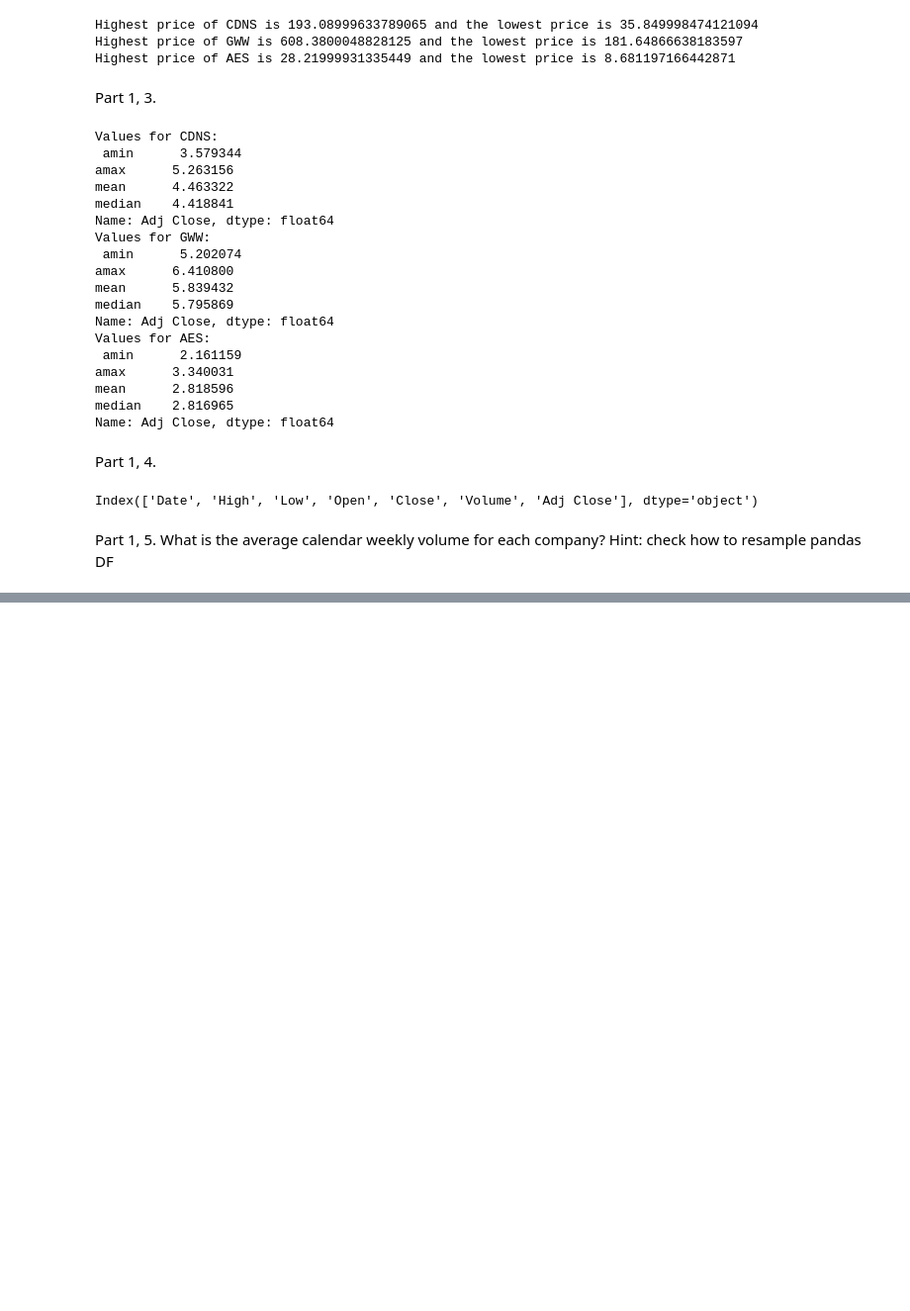
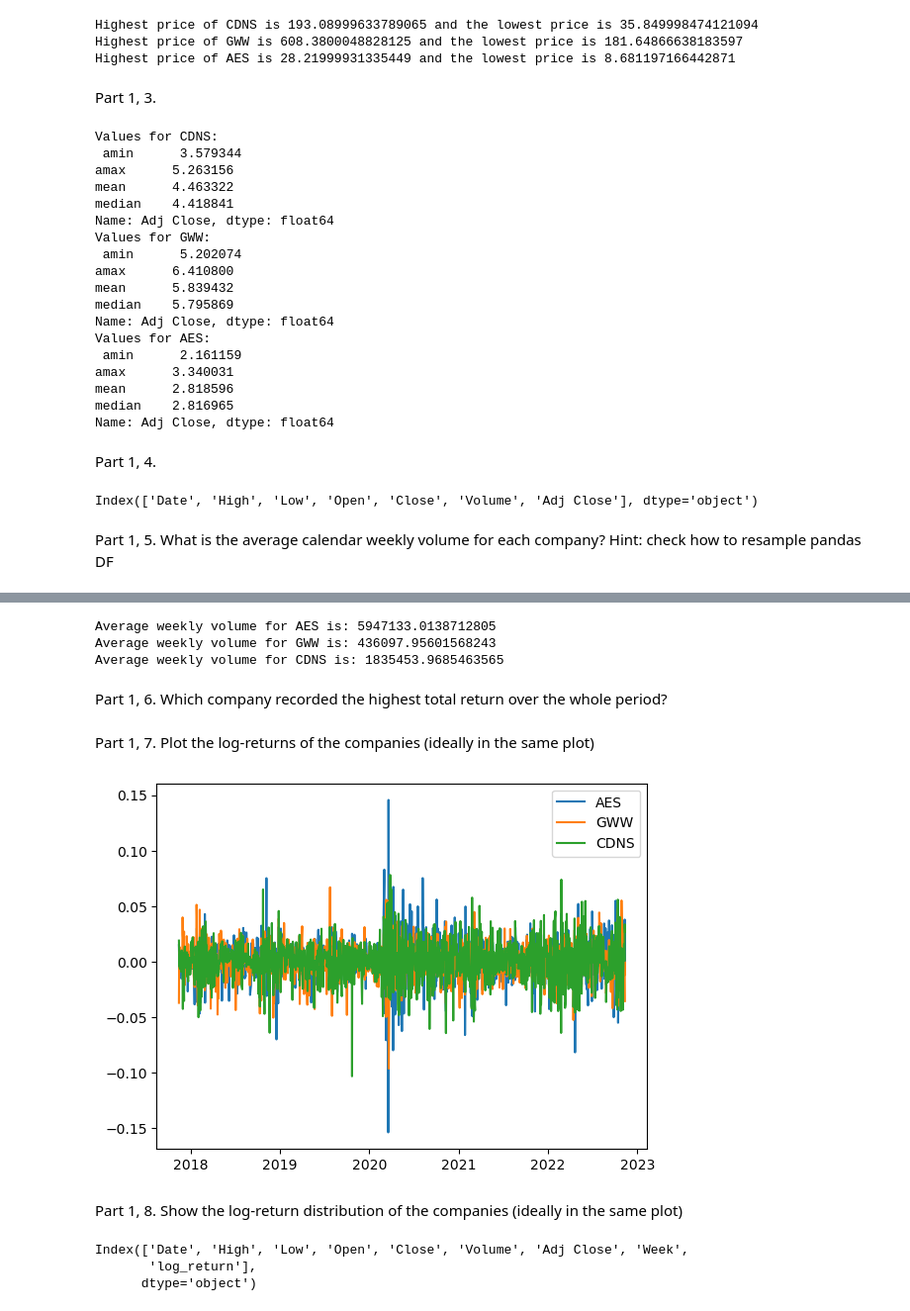
Before and after one commit to vojtechkaniaedu/midterm_2022, a Jupyter notebook: midterm_workbook.ipynb, the cells around one changed output, grey strips where cells are left out. Shown at 99% size. Saved outputs shown, nothing was run; the diff lists cells and outputs as text; code cells hidden in the pictures; blank space fills up the shorter version.

```diff
--- a/midterm_workbook.ipynb
+++ b/midterm_workbook.ipynb
@@ -112,0 +122,44 @@ np.log()
+# %%
+aes['Date']= pd.to_datetime(aes['Date'])
+gww['Date']= pd.to_datetime(gww['Date'])
+cdns['Date']= pd.to_datetime(cdns['Date'])
+# %%
+aes["Week"]=aes['Date'].dt.isocalendar().week
+gww["Week"]=cdns['Date'].dt.isocalendar().week
+cdns["Week"]=cdns['Date'].dt.isocalendar().week
+# %%
+print("Average weekly volume for AES is:", aes.groupby(["Week"]).Volume.mean().mean())
+print("Average weekly volume for GWW is:", gww.groupby(["Week"]).Volume.mean().mean())
+print("Average weekly volume for CDNS is:", cdns.groupby(["Week"]).Volume.mean().mean())
+# %% [output]
+Average weekly volume for AES is: 5947133.0138712805
+Average weekly volume for GWW is: 436097.95601568243
+Average weekly volume for CDNS is: 1835453.9685463565
+# %% [markdown]
+Part 1, 6.
+Which company recorded the highest total return over the whole period?
+# %% [markdown]
+Part 1, 7.
+Plot the log-returns of the companies (ideally in the same plot)
+# %%
+aes["log_return"]=np.log(aes["Close"]/aes["Open"])
+gww["log_return"]=np.log(gww["Close"]/gww["Open"])
+cdns["log_return"]=np.log(cdns["Close"]/cdns["Open"])
+# %%
+import matplotlib.pyplot as plt
+plt.plot(aes["Date"], aes["log_return"], label = "AES")
+plt.plot(gww["Date"], gww["log_return"], label = "GWW")
+plt.plot(cdns["Date"], cdns["log_return"], label = "CDNS")
+plt.legend()
+plt.show()
+# %% [output]
+[figure, added]
+# %% [markdown]
+Part 1, 8.
+Show the log-return distribution of the companies (ideally in the same plot)
+# %%
+aes.columns
+# %% [output]
+Index(['Date', 'High', 'Low', 'Open', 'Close', 'Volume', 'Adj Close', 'Week',
+       'log_return'],
+      dtype='object')
```
Also changed, not shown: parts of 7 cells of this notebook.
